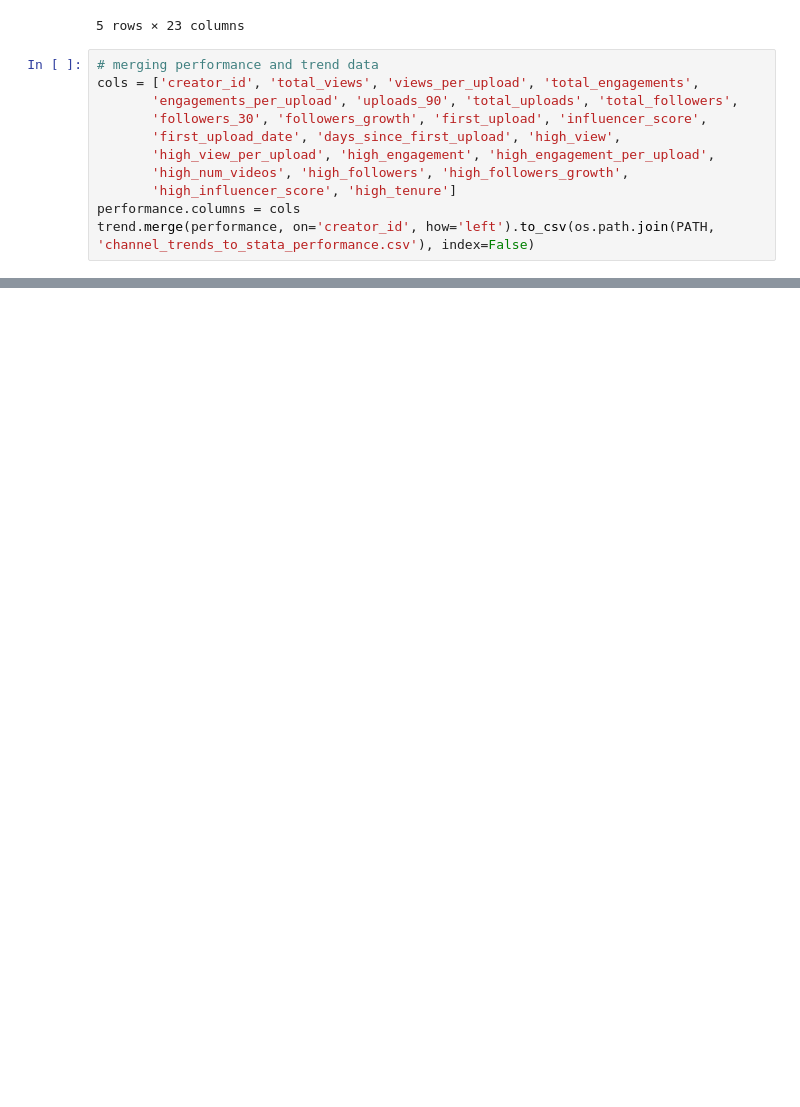
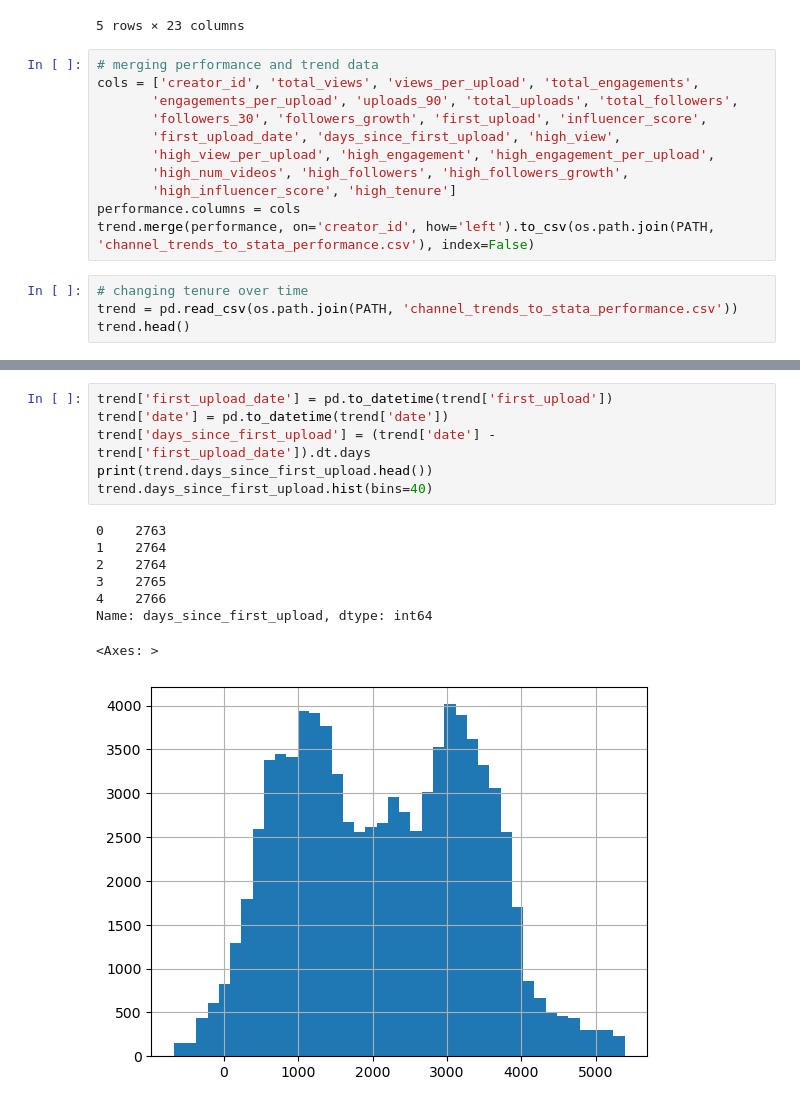
Before and after one commit to sdoosti/Fitness, a Jupyter notebook: utils/creator_mertics.ipynb, the cells around one changed output, grey strips where cells are left out. Cells and saved outputs as stored; diff of their text form; blank space fills up the shorter version.

```diff
--- a/utils/creator_mertics.ipynb
+++ b/utils/creator_mertics.ipynb
@@ -88,3 +88,7 @@ cols = ['creator_id', 'total_views', 'views_per_upload', 'total_engagements',
        'high_influencer_score', 'high_tenure']
 performance.columns = cols
 trend.merge(performance, on='creator_id', how='left').to_csv(os.path.join(PATH, 'channel_trends_to_stata_performance.csv'), index=False)
+# %%
+# changing tenure over time
+trend = pd.read_csv(os.path.join(PATH, 'channel_trends_to_stata_performance.csv'))
+trend.head()
@@ -90,0 +103,15 @@ trend.merge(performance, on='creator_id', how='left').to_csv(os.path.join(PATH,
+# %%
+trend['first_upload_date'] = pd.to_datetime(trend['first_upload'])
+trend['date'] = pd.to_datetime(trend['date'])
+trend['days_since_first_upload'] = (trend['date'] - trend['first_upload_date']).dt.days
+print(trend.days_since_first_upload.head())
+trend.days_since_first_upload.hist(bins=40)
+# %% [output]
+0    2763
+1    2764
+2    2764
+3    2765
+4    2766
+Name: days_since_first_upload, dtype: int64
+<Axes: >
+[figure, added]
```
Also changed, not shown: parts of 11 cells of this notebook.
